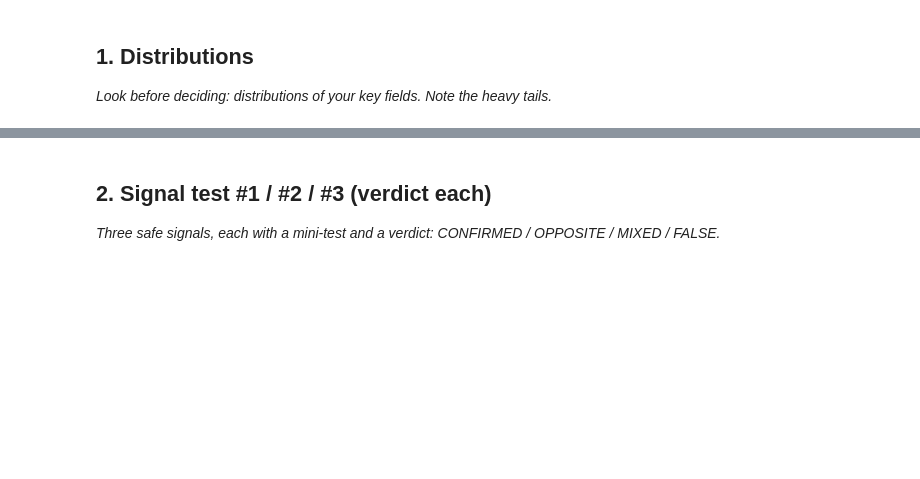
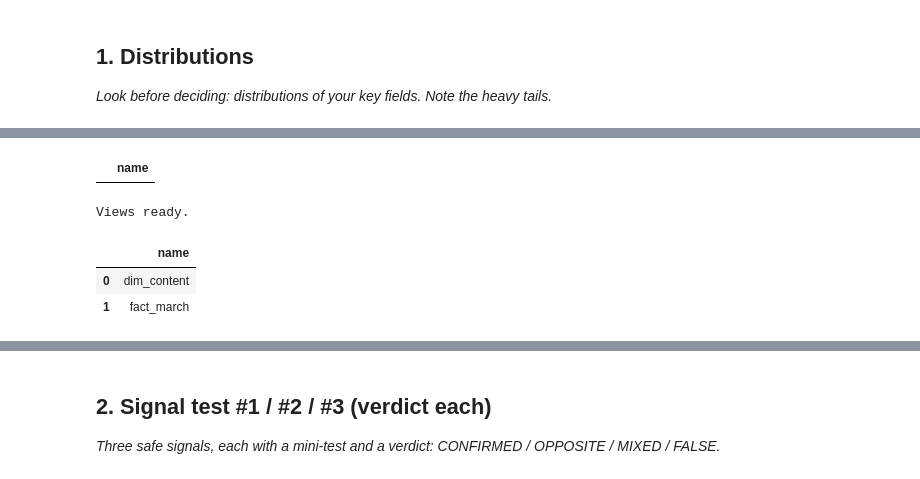
Before and after one commit to Khuld13/ML-intern-starter, a Jupyter notebook: work/notebooks/w04_signal_audit.ipynb, the cells around one changed output, grey strips where cells are left out. Cells and saved outputs as stored; diff of their text form; code cells hidden in the pictures; blank space fills up the shorter version.

```diff
--- a/work/notebooks/w04_signal_audit.ipynb
+++ b/work/notebooks/w04_signal_audit.ipynb
@@ -15,0 +26,22 @@ This skeleton is yours to fill. Work the sections **in order** — each one has
+# %%
+import os
+
+# Clone only if not already present (safe to re-run without erroring)
+if not os.path.exists('/content/ML-intern-starter'):
+    !git clone https://github.com/Khuld13/ML-intern-starter.git
+
+%cd /content/ML-intern-starter
+!pwd
+
+# --- HF connection ---
+from google.colab import userdata
+import duckdb
+import pandas as pd
+
+hf_token = userdata.get('HF_TOKEN')  # pulled from Colab Secrets, never printed or stored in the file
+
+con = duckdb.connect()
+con.sql("INSTALL httpfs;")
+con.sql("LOAD httpfs;")
+con.sql(f"CREATE SECRET hf_secret (TYPE HUGGINGFACE, TOKEN '{hf_token}');")
+print("Connected.")
@@ -15,0 +59,22 @@ This skeleton is yours to fill. Work the sections **in order** — each one has
+# %%
+con.sql("SHOW TABLES").df()
+# %% [output]
+|  | name |
+# %%
+con.sql("""
+    CREATE OR REPLACE VIEW dim_content AS
+    SELECT * FROM read_parquet('hf://datasets/FlyRank/internship-warehouse/dim_content.parquet')
+""")
+con.sql("""
+    CREATE OR REPLACE VIEW fact_march AS
+    SELECT * FROM read_parquet('hf://datasets/FlyRank/internship-warehouse/fact_content_daily_performance/month=2026-03/data_0.parquet')
+""")
+print("Views ready.")
+# %% [output]
+Views ready.
+# %%
+con.sql("SHOW TABLES").df()
+# %% [output]
+|  | name |
+| 0 | dim_content |
+| 1 | fact_march |
```
Also changed, not shown: parts of 5 cells of this notebook.
